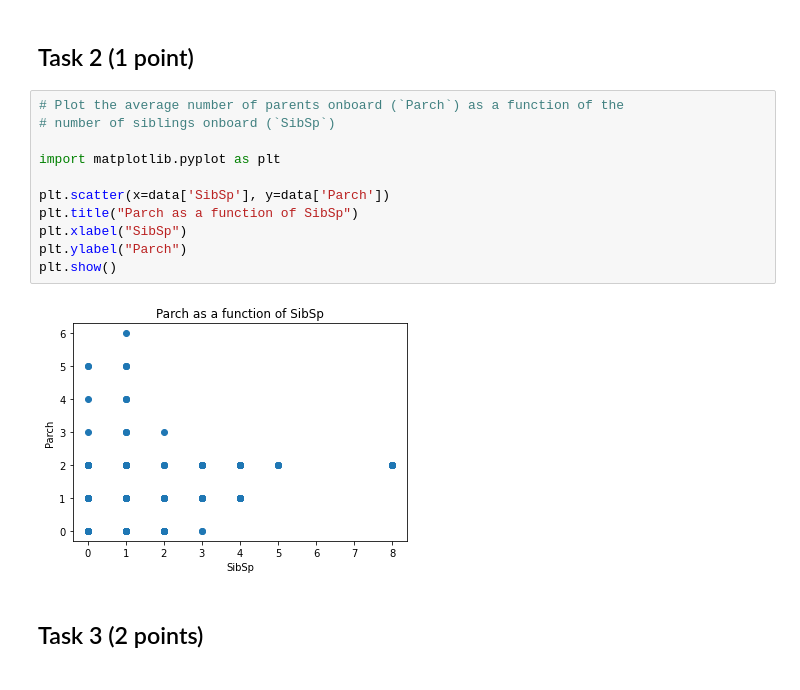
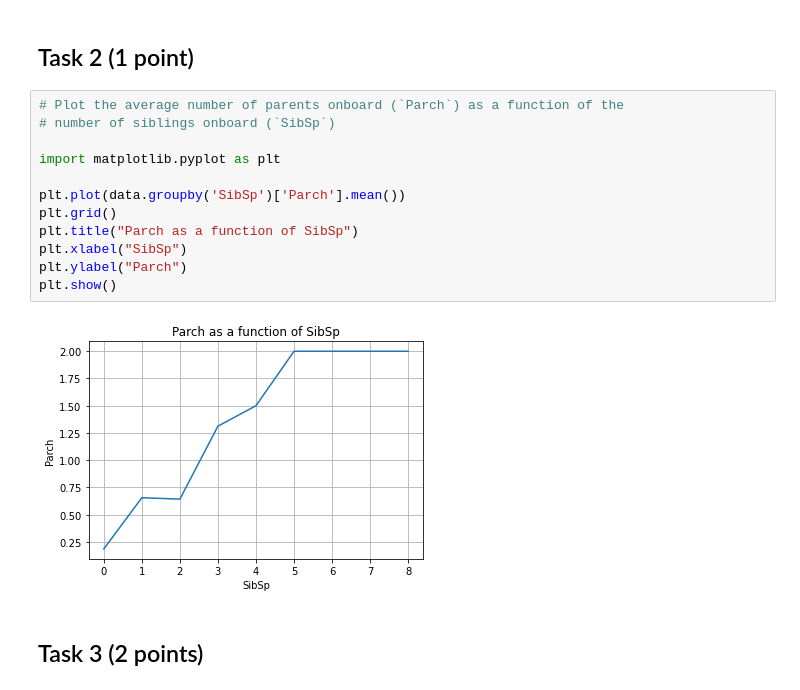
Before and after one commit to acquayefrank/mldm-assignments, a Jupyter notebook: day-01/MLDM_2020_seminar01_homework.ipynb, the cells around one changed output. Cells and saved outputs as stored; diff of their text form.

Commit message:
fixed plot question

```diff
--- a/day-01/MLDM_2020_seminar01_homework.ipynb
+++ b/day-01/MLDM_2020_seminar01_homework.ipynb
@@ -53,16 +53,17 @@ Pclass  Survival Rate
 # %%
 # Plot the average number of parents onboard (`Parch`) as a function of the
 # number of siblings onboard (`SibSp`)
 
 import matplotlib.pyplot as plt
 
-plt.scatter(x=data['SibSp'], y=data['Parch'])
+plt.plot(data.groupby('SibSp')['Parch'].mean())
+plt.grid()
 plt.title("Parch as a function of SibSp")
 plt.xlabel("SibSp")
 plt.ylabel("Parch")
 plt.show()
 # %% [output]
-[figure, old version]
+[figure, new version]
 # %% [markdown]
 ## Task 3 (2 points)
 # %%
```
Also changed, not shown: parts of 2 cells of this notebook.
